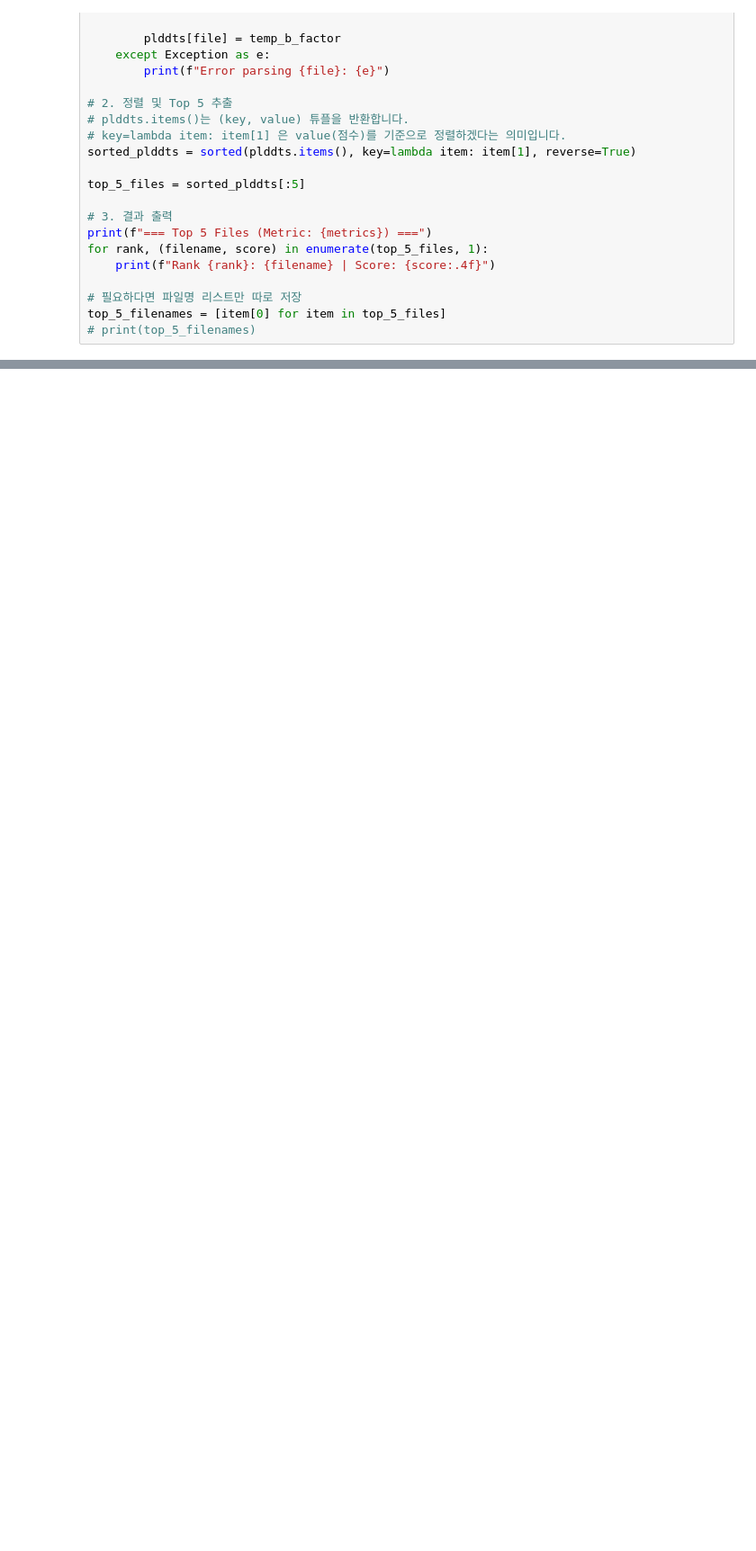
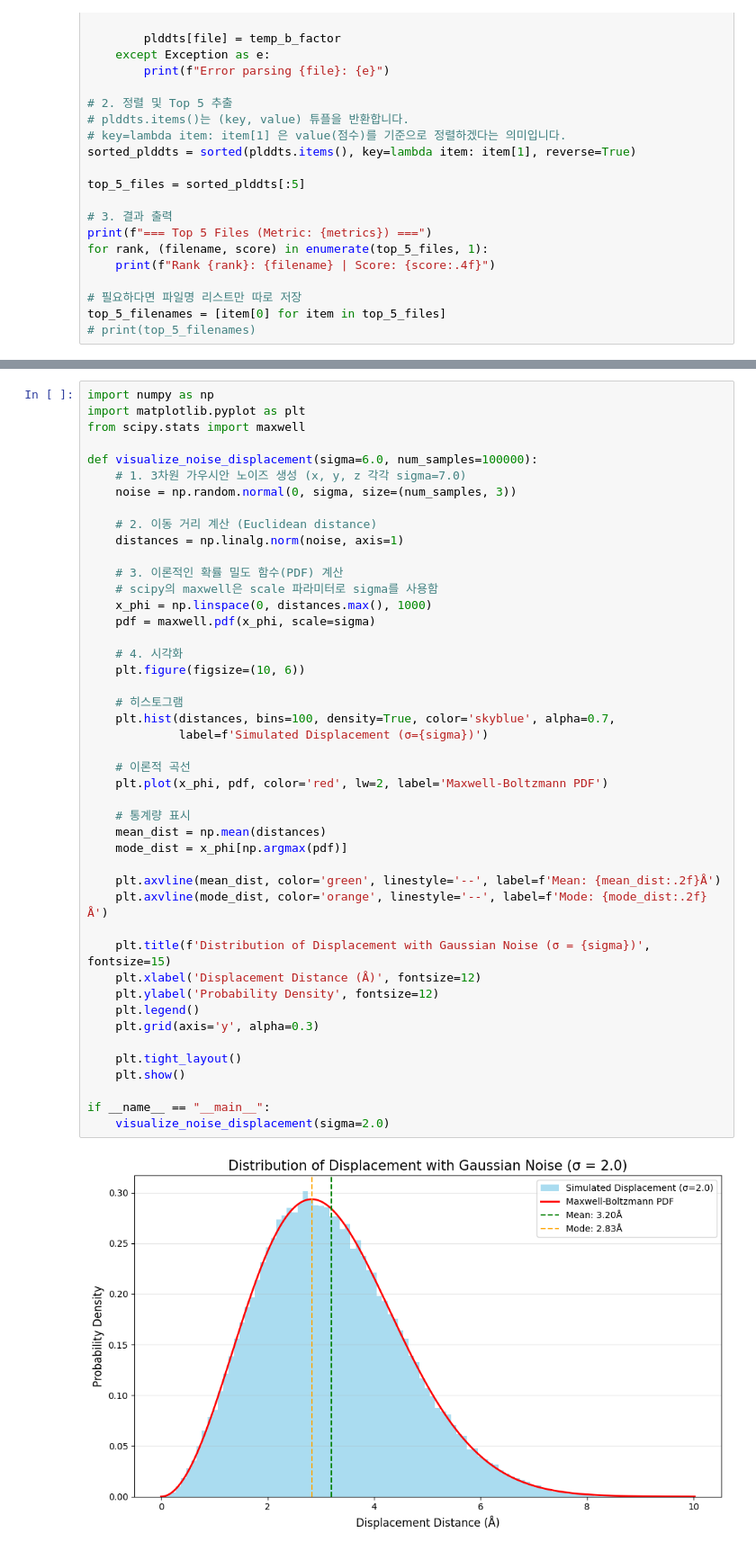
Before and after one commit to shp2001/protein-frame-flow, a Jupyter notebook: notebook/check_metric.ipynb, the cells around one changed output, grey strips where cells are left out. Shown at 90% size. Cells and saved outputs as stored; diff of their text form; blank space fills up the shorter version.

```diff
--- a/notebook/check_metric.ipynb
+++ b/notebook/check_metric.ipynb
@@ -1173,0 +1252,47 @@ print(chain_info['bb_mask'])
+# %%
+import numpy as np
+import matplotlib.pyplot as plt
+from scipy.stats import maxwell
+
+def visualize_noise_displacement(sigma=6.0, num_samples=100000):
+    # 1. 3차원 가우시안 노이즈 생성 (x, y, z 각각 sigma=7.0)
+    noise = np.random.normal(0, sigma, size=(num_samples, 3))
+
+    # 2. 이동 거리 계산 (Euclidean distance)
+    distances = np.linalg.norm(noise, axis=1)
+
+    # 3. 이론적인 확률 밀도 함수(PDF) 계산
+    # scipy의 maxwell은 scale 파라미터로 sigma를 사용함
+    x_phi = np.linspace(0, distances.max(), 1000)
+    pdf = maxwell.pdf(x_phi, scale=sigma)
+
+    # 4. 시각화
+    plt.figure(figsize=(10, 6))
+
+    # 히스토그램
+    plt.hist(distances, bins=100, density=True, color='skyblue', alpha=0.7,
+             label=f'Simulated Displacement (σ={sigma})')
+
+    # 이론적 곡선
+    plt.plot(x_phi, pdf, color='red', lw=2, label='Maxwell-Boltzmann PDF')
+
+    # 통계량 표시
+    mean_dist = np.mean(distances)
+    mode_dist = x_phi[np.argmax(pdf)]
+
+    plt.axvline(mean_dist, color='green', linestyle='--', label=f'Mean: {mean_dist:.2f}Å')
+    plt.axvline(mode_dist, color='orange', linestyle='--', label=f'Mode: {mode_dist:.2f}Å')
+
+    plt.title(f'Distribution of Displacement with Gaussian Noise (σ = {sigma})', fontsize=15)
+    plt.xlabel('Displacement Distance (Å)', fontsize=12)
+    plt.ylabel('Probability Density', fontsize=12)
+    plt.legend()
+    plt.grid(axis='y', alpha=0.3)
+
+    plt.tight_layout()
+    plt.show()
+
+if __name__ == "__main__":
+    visualize_noise_displacement(sigma=2.0)
+# %% [output]
+[figure, added]
```
Also changed, not shown: parts of 14 cells of this notebook, 6 other files.
